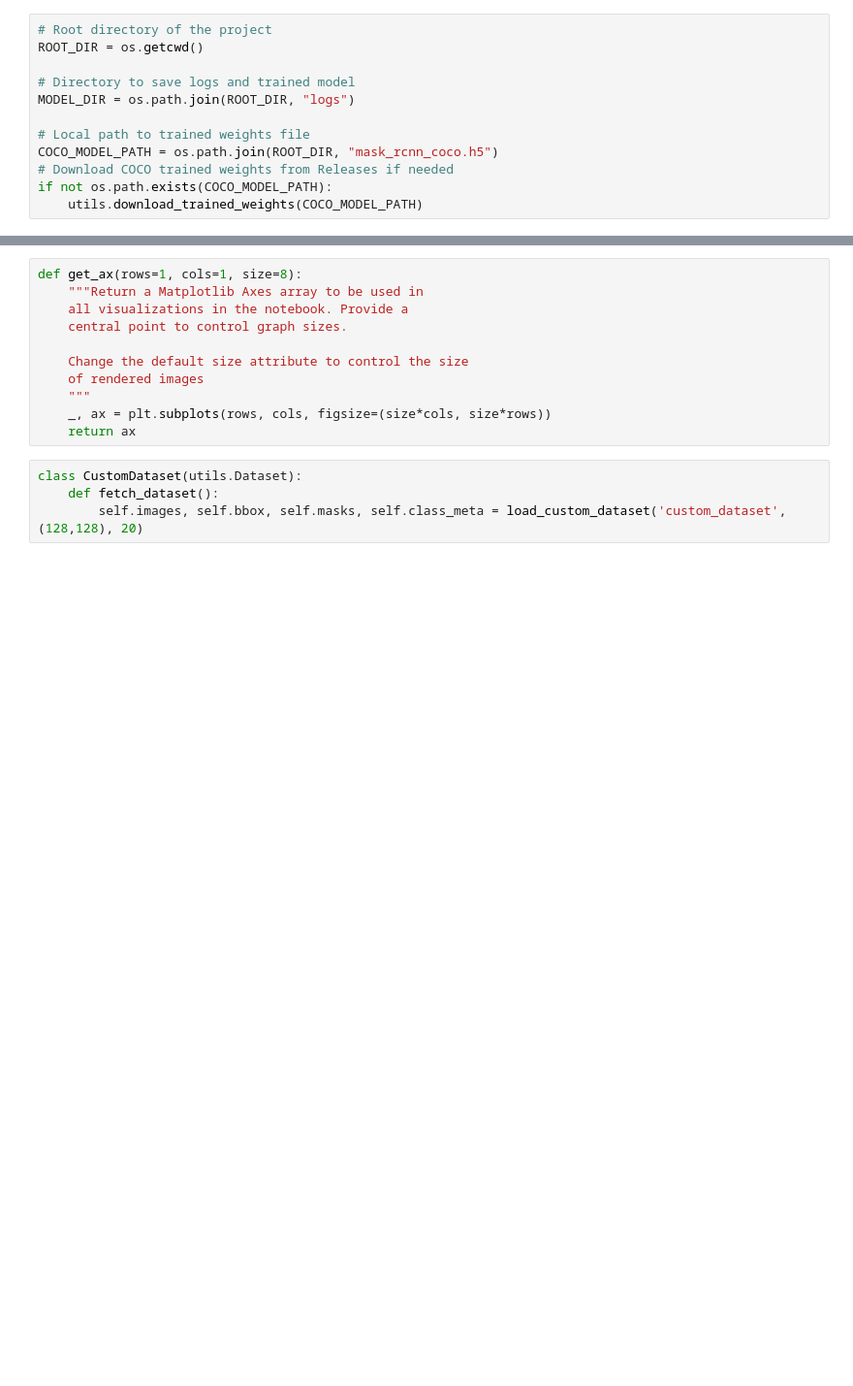
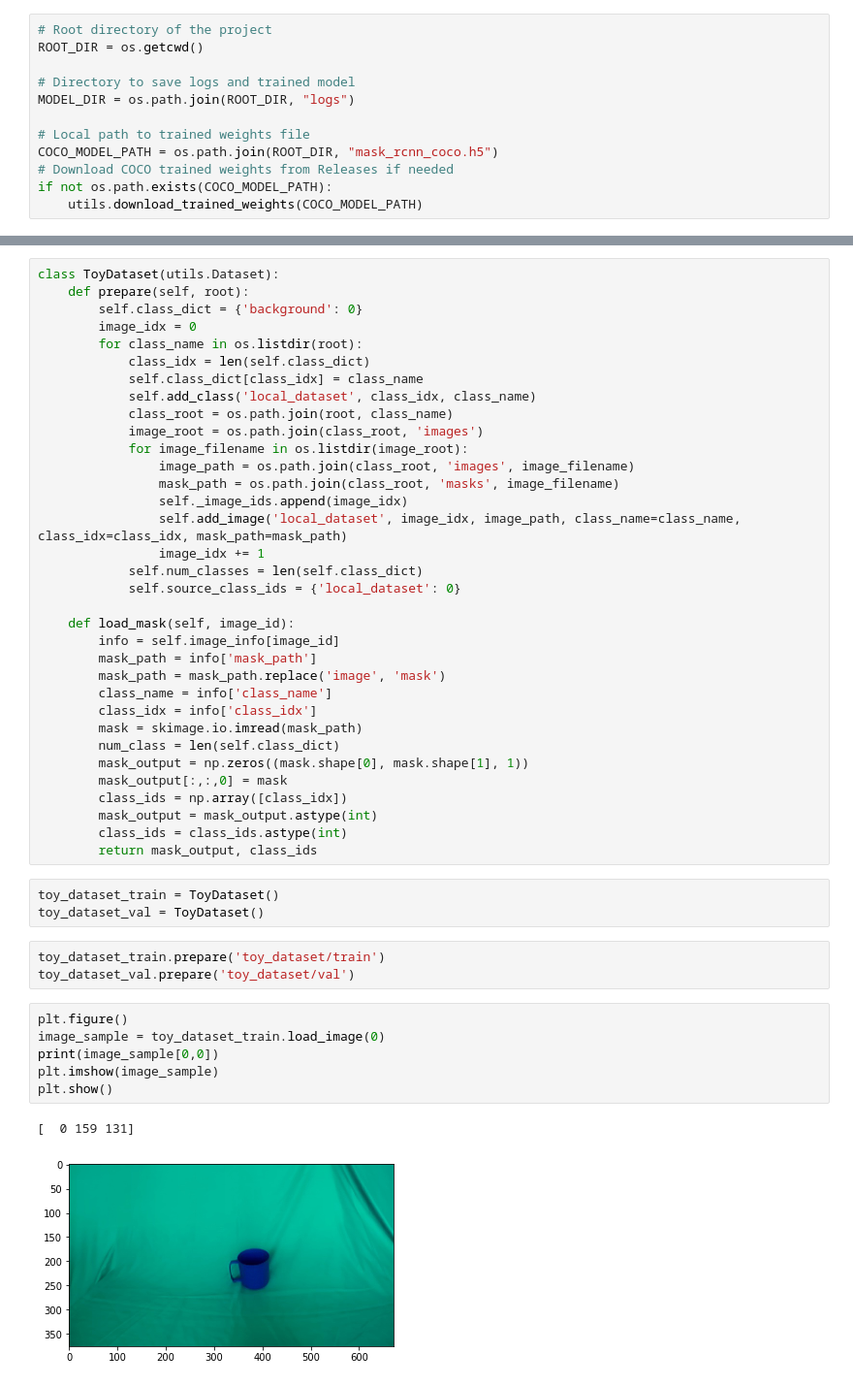
Before and after one commit to superbotx/experimental_mask_rcnn, a Jupyter notebook: cutomized_training.ipynb, the cells around one changed output, grey strips where cells are left out. Shown at 97% size. Saved outputs shown, nothing was run; the diff lists cells and outputs as text; blank space fills up the shorter version.

```diff
--- a/cutomized_training.ipynb
+++ b/cutomized_training.ipynb
@@ -86,18 +95,52 @@ USE_MINI_MASK                  True
 USE_RPN_ROIS                   True
 VALIDATION_STEPS               5
 WEIGHT_DECAY                   0.0001
-# %%
-def get_ax(rows=1, cols=1, size=8):
-    """Return a Matplotlib Axes array to be used in
-    all visualizations in the notebook. Provide a
-    central point to control graph sizes.
-
-    Change the default size attribute to control the size
-    of rendered images
-    """
-    _, ax = plt.subplots(rows, cols, figsize=(size*cols, size*rows))
-    return ax
-# %%
-class CustomDataset(utils.Dataset):
-    def fetch_dataset():
-        self.images, self.bbox, self.masks, self.class_meta = load_custom_dataset('custom_dataset', (128,128), 20)
+# %%
+class ToyDataset(utils.Dataset):
+    def prepare(self, root):
+        self.class_dict = {'background': 0}
+        image_idx = 0
+        for class_name in os.listdir(root):
+            class_idx = len(self.class_dict)
+            self.class_dict[class_idx] = class_name
+            self.add_class('local_dataset', class_idx, class_name)
+            class_root = os.path.join(root, class_name)
+            image_root = os.path.join(class_root, 'images')
+            for image_filename in os.listdir(image_root):
+                image_path = os.path.join(class_root, 'images', image_filename)
+                mask_path = os.path.join(class_root, 'masks', image_filename)
+                self._image_ids.append(image_idx)
+                self.add_image('local_dataset', image_idx, image_path, class_name=class_name, class_idx=class_idx, mask_path=mask_path)
+                image_idx += 1
+            self.num_classes = len(self.class_dict)
+            self.source_class_ids = {'local_dataset': 0}
+
+    def load_mask(self, image_id):
+        info = self.image_info[image_id]
+        mask_path = info['mask_path']
+        mask_path = mask_path.replace('image', 'mask')
+        class_name = info['class_name']
+        class_idx = info['class_idx']
+        mask = skimage.io.imread(mask_path)
+        num_class = len(self.class_dict)
+        mask_output = np.zeros((mask.shape[0], mask.shape[1], 1))
+        mask_output[:,:,0] = mask
+        class_ids = np.array([class_idx])
+        mask_output = mask_output.astype(int)
+        class_ids = class_ids.astype(int)
+        return mask_output, class_ids
+# %%
+toy_dataset_train = ToyDataset()
+toy_dataset_val = ToyDataset()
+# %%
+toy_dataset_train.prepare('toy_dataset/train')
+toy_dataset_val.prepare('toy_dataset/val')
+# %%
+plt.figure()
+image_sample = toy_dataset_train.load_image(0)
+print(image_sample[0,0])
+plt.imshow(image_sample)
+plt.show()
+# %% [output]
+[  0 159 131]
+[figure, added]
```
Also changed, not shown: parts of 9 cells of this notebook, 2 other files.
